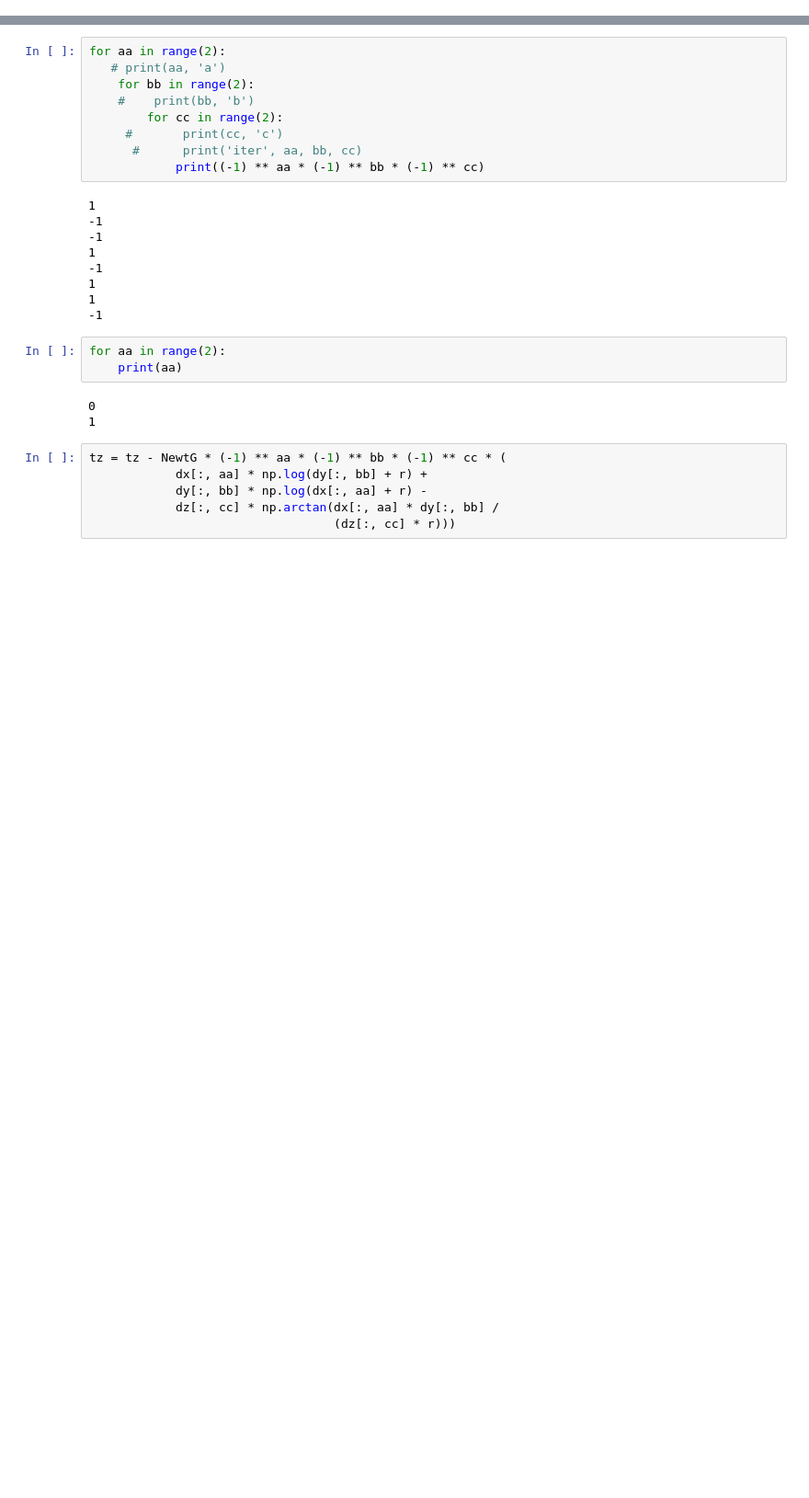
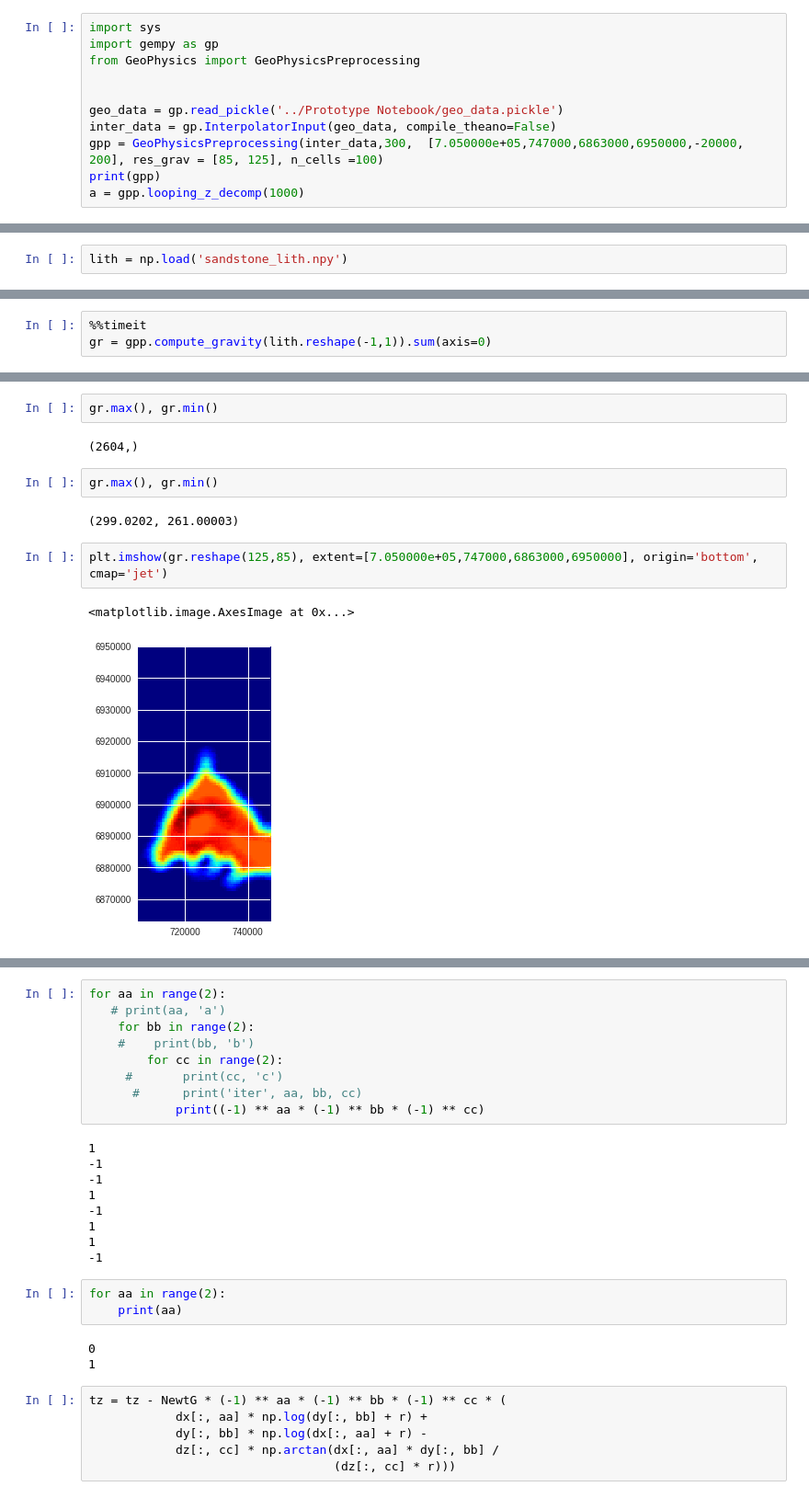
Before and after one commit to nre-aachen/gempy, a Jupyter notebook: Prototype Notebook/physics2.ipynb, the cells around one changed output, grey strips where cells are left out. Shown at 92% size. Cells and saved outputs as stored; diff of their text form; blank space fills up the shorter version.

Commit message:
gravity optimized ch2 of tutorial

```diff
--- a/Prototype Notebook/physics2.ipynb
+++ b/Prototype Notebook/physics2.ipynb
@@ -0,0 +15,11 @@
+# %%
+import sys
+import gempy as gp
+from GeoPhysics import GeoPhysicsPreprocessing
+
+
+geo_data = gp.read_pickle('../Prototype Notebook/geo_data.pickle')
+inter_data = gp.InterpolatorInput(geo_data, compile_theano=False)
+gpp = GeoPhysicsPreprocessing(inter_data,300,  [7.050000e+05,747000,6863000,6950000,-20000, 200], res_grav = [85, 125], n_cells =100)
+print(gpp)
+a = gpp.looping_z_decomp(1000)
@@ -0,0 +83,2 @@
+# %%
+lith = np.load('sandstone_lith.npy')
@@ -0,0 +94,3 @@
+# %%
+%%timeit
+gr = gpp.compute_gravity(lith.reshape(-1,1)).sum(axis=0)
@@ -0,0 +99,13 @@
+# %%
+gr.max(), gr.min()
+# %% [output]
+(2604,)
+# %%
+gr.max(), gr.min()
+# %% [output]
+(299.0202, 261.00003)
+# %%
+plt.imshow(gr.reshape(125,85), extent=[7.050000e+05,747000,6863000,6950000], origin='bottom', cmap='jet')
+# %% [output]
+<matplotlib.image.AxesImage at 0x...>
+[figure, added]
```
Also changed, not shown: parts of 18 cells of this notebook, 8 other files.
